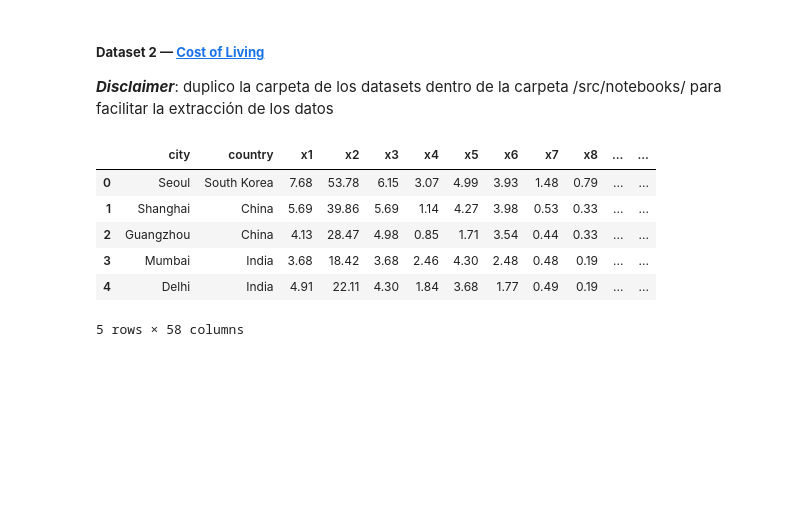
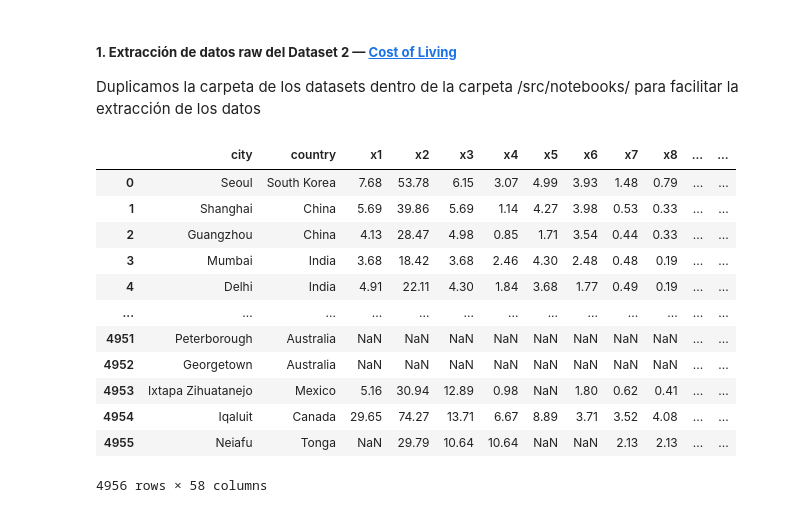
Before and after one commit to danielaaguirrej55-source/EDA-Nomadismo-Digital, a Jupyter notebook: src/notebooks/ETL_cost_living_juanfcia_draft.ipynb, the cells around one changed output. Saved outputs shown, nothing was run; the diff lists cells and outputs as text; code cells hidden in the pictures; blank space fills up the shorter version.

```diff
--- a/src/notebooks/ETL_cost_living_juanfcia_draft.ipynb
+++ b/src/notebooks/ETL_cost_living_juanfcia_draft.ipynb
@@ -3,7 +12,7 @@
 # %% [markdown]
-##### **Dataset 2 — [Cost of Living](https://www.kaggle.com/datasets/mvieira101/global-cost-of-living/code)**
+##### **1. Extracción de datos raw del Dataset 2 — [Cost of Living](https://www.kaggle.com/datasets/mvieira101/global-cost-of-living/code)**
 
-***Disclaimer***: duplico la carpeta de los datasets dentro de la carpeta /src/notebooks/ para facilitar la extracción de los datos
+Duplicamos la carpeta de los datasets dentro de la carpeta /src/notebooks/ para facilitar la extracción de los datos
 # %%
 import numpy as np
 import pandas as pd
@@ -14,15 +23,21 @@ pd.options.mode.copy_on_write = True # CoW por defecto a partir de pandas 3.0.0
 # %%
 # Extraigo y examino algunos de los datos que devuelve el dataset
 # Aquí puede haber una primer decisión que sea trabajar con variables con nombres agnóstico o cambiarlos por los nombres descriptivos
 # En principio tiene sentido cambiarlos por los nombres descriptivos si queremos hacer un análisis exploratorio para resolver problemas de negocio reales
 
 df_cost = pd.read_csv("./data/cost-of-living.csv")
-df_cost.head()
+df_cost
 # %% [output]
 |  | city | country | x1 | x2 | x3 | x4 | x5 | x6 | x7 | x8 | ... | ... |
 | 0 | Seoul | South Korea | 7.68 | 53.78 | 6.15 | 3.07 | 4.99 | 3.93 | 1.48 | 0.79 | ... | ... |
 | 1 | Shanghai | China | 5.69 | 39.86 | 5.69 | 1.14 | 4.27 | 3.98 | 0.53 | 0.33 | ... | ... |
 | 2 | Guangzhou | China | 4.13 | 28.47 | 4.98 | 0.85 | 1.71 | 3.54 | 0.44 | 0.33 | ... | ... |
 | 3 | Mumbai | India | 3.68 | 18.42 | 3.68 | 2.46 | 4.30 | 2.48 | 0.48 | 0.19 | ... | ... |
 | 4 | Delhi | India | 4.91 | 22.11 | 4.30 | 1.84 | 3.68 | 1.77 | 0.49 | 0.19 | ... | ... |
+| ... | ... | ... | ... | ... | ... | ... | ... | ... | ... | ... | ... | ... |
+| 4951 | Peterborough | Australia | NaN | NaN | NaN | NaN | NaN | NaN | NaN | NaN | ... | ... |
+| 4952 | Georgetown | Australia | NaN | NaN | NaN | NaN | NaN | NaN | NaN | NaN | ... | ... |
+| 4953 | Ixtapa Zihuatanejo | Mexico | 5.16 | 30.94 | 12.89 | 0.98 | NaN | 1.80 | 0.62 | 0.41 | ... | ... |
+| 4954 | Iqaluit | Canada | 29.65 | 74.27 | 13.71 | 6.67 | 8.89 | 3.71 | 3.52 | 4.08 | ... | ... |
+| 4955 | Neiafu | Tonga | NaN | 29.79 | 10.64 | 10.64 | NaN | NaN | 2.13 | 2.13 | ... | ... |
-5 rows × 58 columns
+4956 rows × 58 columns
```
Also changed, not shown: parts of 6 cells of this notebook, 3 other files.
